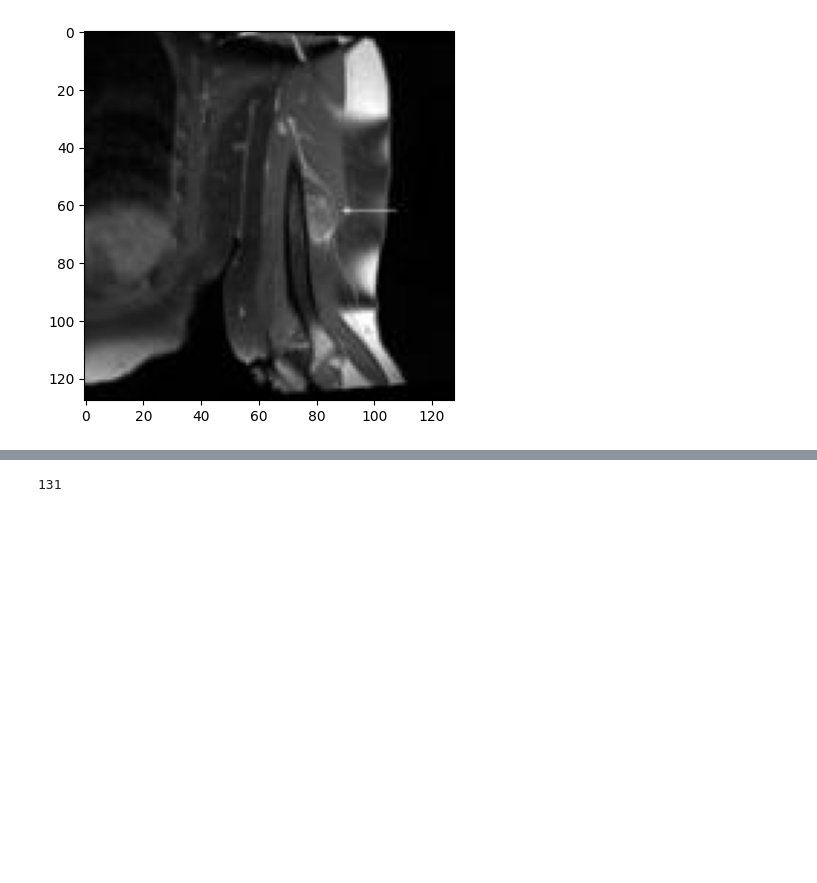
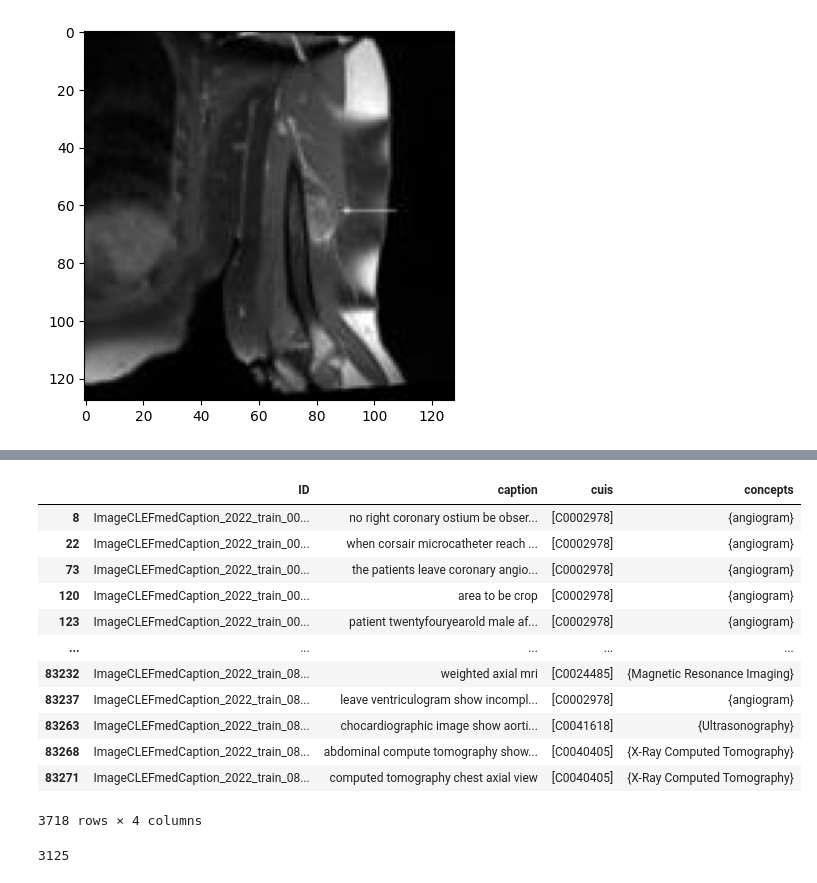
Before and after one commit to Calonca/clip-tensorflow, a Jupyter notebook: CLIP_cleaning.ipynb, the cells around one changed output, grey strips where cells are left out. Cells and saved outputs as stored; diff of their text form; code cells hidden in the pictures; blank space fills up the shorter version.

```diff
--- a/CLIP_cleaning.ipynb
+++ b/CLIP_cleaning.ipynb
@@ -226,9 +232,27 @@ captionsDF
+# %%
+captionsDF_reduced = captionsDF[captionsDF['concepts'].apply(lambda x: len(x) == 1)]
+# %%
+captionsDF_reduced
+# %% [output]
+|  | ID | caption | cuis | concepts |
+| 8 | ImageCLEFmedCaption_2022_train_00... | no right coronary ostium be obser... | [C0002978] | {angiogram} |
+| 22 | ImageCLEFmedCaption_2022_train_00... | when corsair microcatheter reach ... | [C0002978] | {angiogram} |
+| 73 | ImageCLEFmedCaption_2022_train_00... | the patients leave coronary angio... | [C0002978] | {angiogram} |
+| 120 | ImageCLEFmedCaption_2022_train_00... | area to be crop | [C0002978] | {angiogram} |
+| 123 | ImageCLEFmedCaption_2022_train_00... | patient twentyfouryearold male af... | [C0002978] | {angiogram} |
+| ... | ... | ... | ... | ... |
+| 83232 | ImageCLEFmedCaption_2022_train_08... | weighted axial mri | [C0024485] | {Magnetic Resonance Imaging} |
+| 83237 | ImageCLEFmedCaption_2022_train_08... | leave ventriculogram show incompl... | [C0002978] | {angiogram} |
+| 83263 | ImageCLEFmedCaption_2022_train_08... | chocardiographic image show aorti... | [C0041618] | {Ultrasonography} |
+| 83268 | ImageCLEFmedCaption_2022_train_08... | abdominal compute tomography show... | [C0040405] | {X-Ray Computed Tomography} |
+| 83271 | ImageCLEFmedCaption_2022_train_08... | computed tomography chest axial view | [C0040405] | {X-Ray Computed Tomography} |
+3718 rows × 4 columns
 # %%
-concepts,df =  utils.common_concepts_covering_all_dataset(captionsDF,10000000)
+concepts,df =  utils.common_concepts_covering_all_dataset(captionsDF,10000000, concepts_to_exclude)
 concepts = [concept for concept in concepts if concept[2] != 0]
 len(concepts)
 # %% [output]
-131
+3125
 # %%
 def get_count(elems):
     s = 0
```
Also changed, not shown: parts of 13 cells of this notebook, 3 other files.
